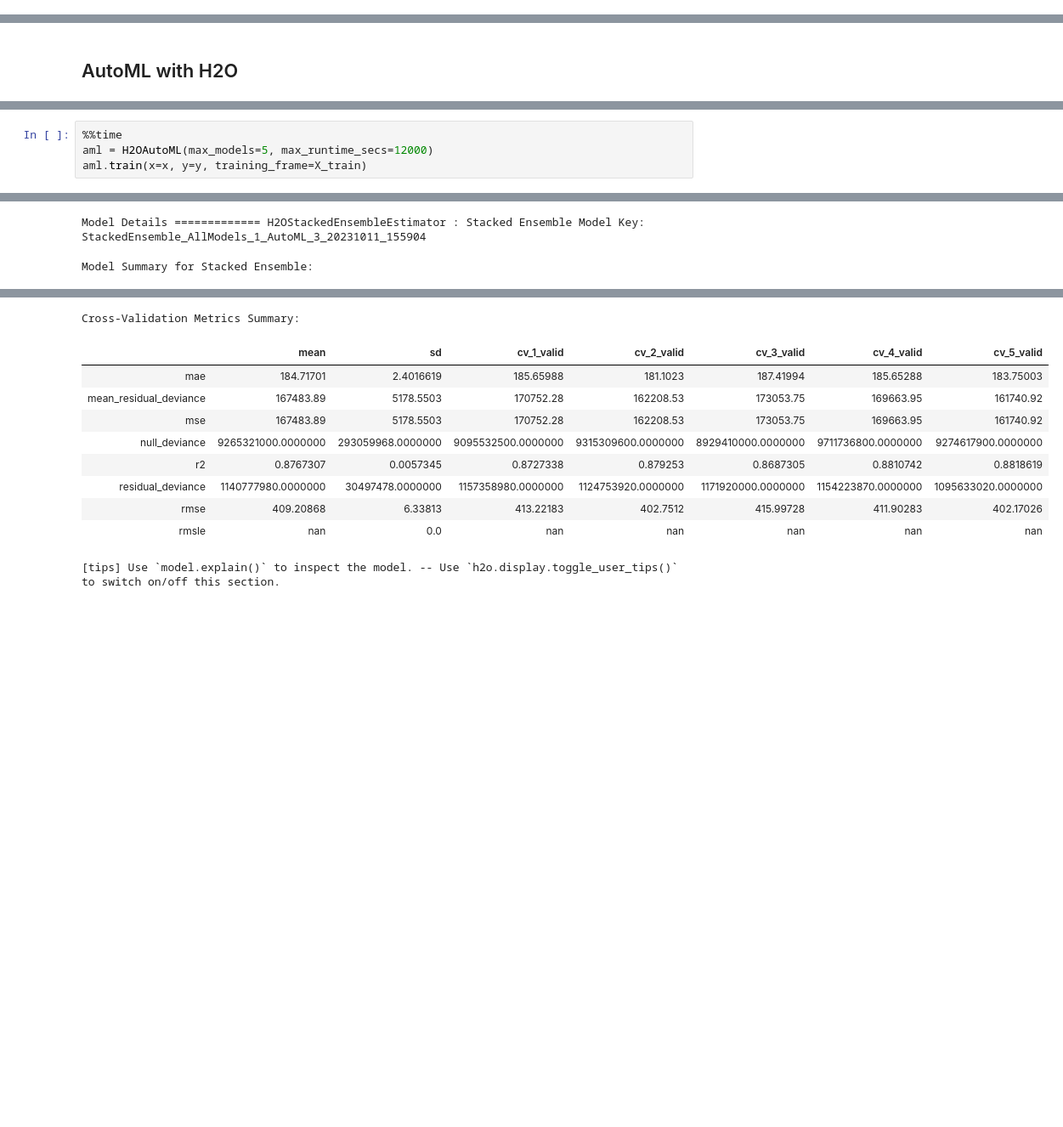
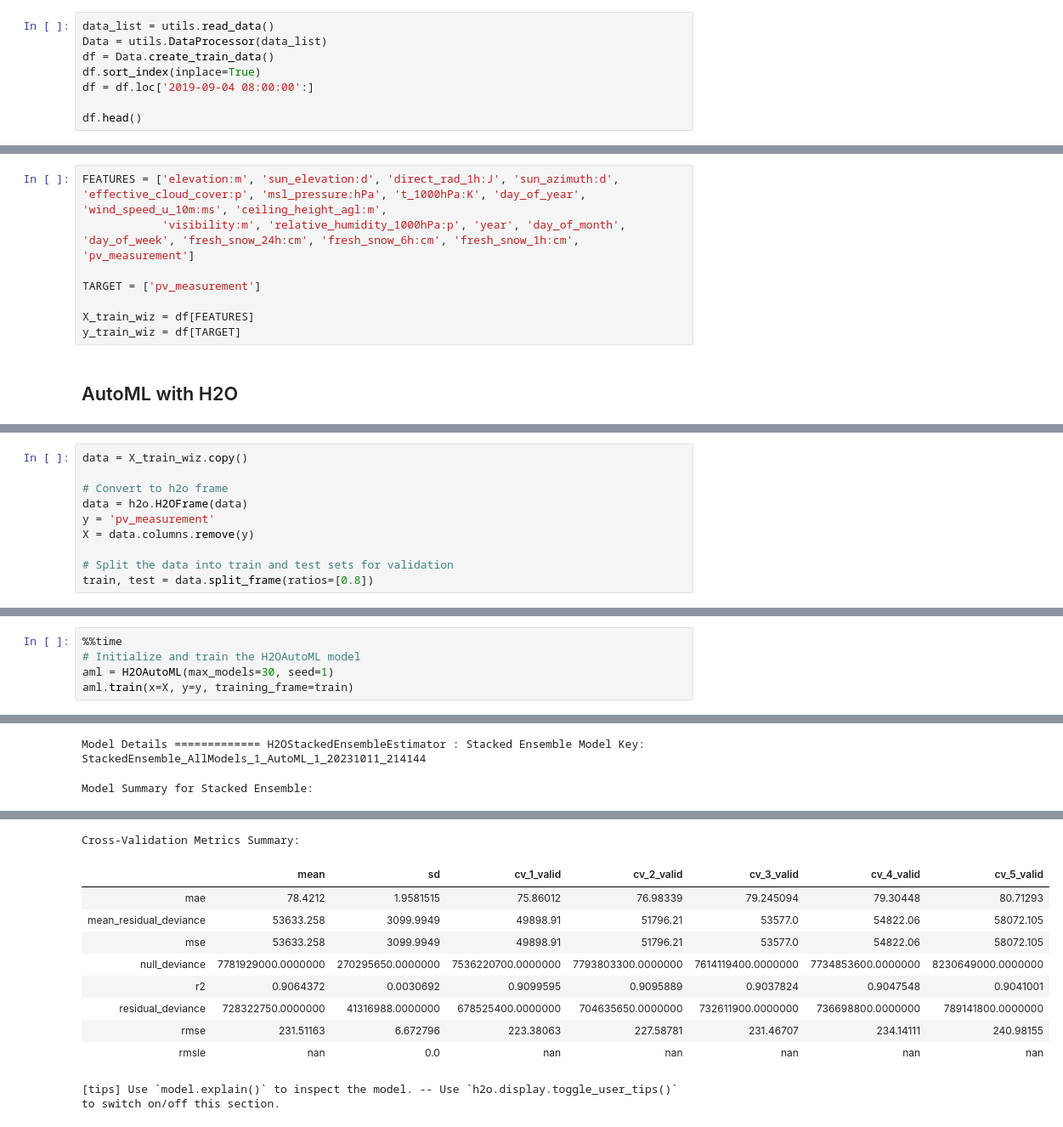
Before and after one commit to stinkyElias/TDT4173-ML, a Jupyter notebook: h2o_autoML.ipynb, the cells around one changed output, grey strips where cells are left out. Shown: that part at 85% size. Saved outputs shown, nothing was run; the diff lists cells and outputs as text; blank space fills up the shorter version.

Commit message:
Test autoML

```diff
--- a/h2o_autoML.ipynb
+++ b/h2o_autoML.ipynb
@@ -120,0 +14,8 @@ DatetimeIndex(['2019-06-02 22:00:00', '2019-06-02 23:00:00',
+# %%
+data_list = utils.read_data()
+Data = utils.DataProcessor(data_list)
+df = Data.create_train_data()
+df.sort_index(inplace=True)
+df = df.loc['2019-09-04 08:00:00':]
+
+df.head()
@@ -211,2 +61,10 @@ Output contains a list of 16 important features and a train dataframe
+# %%
+FEATURES = ['elevation:m', 'sun_elevation:d', 'direct_rad_1h:J', 'sun_azimuth:d', 'effective_cloud_cover:p', 'msl_pressure:hPa', 't_1000hPa:K', 'day_of_year', 'wind_speed_u_10m:ms', 'ceiling_height_agl:m',
+            'visibility:m', 'relative_humidity_1000hPa:p', 'year', 'day_of_month', 'day_of_week', 'fresh_snow_24h:cm', 'fresh_snow_6h:cm', 'fresh_snow_1h:cm', 'pv_measurement']
+
+TARGET = ['pv_measurement']
+
+X_train_wiz = df[FEATURES]
+y_train_wiz = df[TARGET]
 # %% [markdown]
 ## AutoML with H2O
@@ -231,0 +71,10 @@ Parse progress: |█████████████████████
+# %%
+data = X_train_wiz.copy()
+
+# Convert to h2o frame
+data = h2o.H2OFrame(data)
+y = 'pv_measurement'
+X = data.columns.remove(y)
+
+# Split the data into train and test sets for validation
+train, test = data.split_frame(ratios=[0.8])
@@ -232,6 +83,7 @@ Parse progress: |█████████████████████
 # %%
 %%time
-aml = H2OAutoML(max_models=5, max_runtime_secs=12000)
-aml.train(x=x, y=y, training_frame=X_train)
+# Initialize and train the H2OAutoML model
+aml = H2OAutoML(max_models=30, seed=1)
+aml.train(x=X, y=y, training_frame=train)
 # %% [output]
 AutoML progress: |
@@ -254,4 +95,4 @@ Wall time: 2min 28s
-Model Details ============= H2OStackedEnsembleEstimator : Stacked Ensemble Model Key: StackedEnsemble_AllModels_1_AutoML_3_20231011_155904
+Model Details ============= H2OStackedEnsembleEstimator : Stacked Ensemble Model Key: StackedEnsemble_AllModels_1_AutoML_1_20231011_214144
 Model Summary for Stacked Ensemble:
 | key | value |
 | Stacking strategy | cross_validation |
@@ -270,11 +111,11 @@ ModelMetricsRegressionGLM: stackedensemble ** Reported on cross-validation data.
 Cross-Validation Metrics Summary:
 |  | mean | sd | cv_1_valid | cv_2_valid | cv_3_valid | cv_4_valid | cv_5_valid |
-| mae | 184.71701 | 2.4016619 | 185.65988 | 181.1023 | 187.41994 | 185.65288 | 183.75003 |
-| mean_residual_deviance | 167483.89 | 5178.5503 | 170752.28 | 162208.53 | 173053.75 | 169663.95 | 161740.92 |
-| mse | 167483.89 | 5178.5503 | 170752.28 | 162208.53 | 173053.75 | 169663.95 | 161740.92 |
-| null_deviance | 9265321000.0000000 | 293059968.0000000 | 9095532500.0000000 | 9315309600.0000000 | 8929410000.0000000 | 9711736800.0000000 | 9274617900.0000000 |
-| r2 | 0.8767307 | 0.0057345 | 0.8727338 | 0.879253 | 0.8687305 | 0.8810742 | 0.8818619 |
-| residual_deviance | 1140777980.0000000 | 30497478.0000000 | 1157358980.0000000 | 1124753920.0000000 | 1171920000.0000000 | 1154223870.0000000 | 1095633020.0000000 |
-| rmse | 409.20868 | 6.33813 | 413.22183 | 402.7512 | 415.99728 | 411.90283 | 402.17026 |
+| mae | 78.4212 | 1.9581515 | 75.86012 | 76.98339 | 79.245094 | 79.30448 | 80.71293 |
+| mean_residual_deviance | 53633.258 | 3099.9949 | 49898.91 | 51796.21 | 53577.0 | 54822.06 | 58072.105 |
+| mse | 53633.258 | 3099.9949 | 49898.91 | 51796.21 | 53577.0 | 54822.06 | 58072.105 |
+| null_deviance | 7781929000.0000000 | 270295650.0000000 | 7536220700.0000000 | 7793803300.0000000 | 7614119400.0000000 | 7734853600.0000000 | 8230649000.0000000 |
+| r2 | 0.9064372 | 0.0030692 | 0.9099595 | 0.9095889 | 0.9037824 | 0.9047548 | 0.9041001 |
+| residual_deviance | 728322750.0000000 | 41316988.0000000 | 678525400.0000000 | 704635650.0000000 | 732611900.0000000 | 736698800.0000000 | 789141800.0000000 |
+| rmse | 231.51163 | 6.672796 | 223.38063 | 227.58781 | 231.46707 | 234.14111 | 240.98155 |
 | rmsle | nan | 0.0 | nan | nan | nan | nan | nan |
 [tips] Use `model.explain()` to inspect the model. -- Use `h2o.display.toggle_user_tips()` to switch on/off this section.
```
Also changed, not shown: parts of 17 cells of this notebook, 3 other files.
